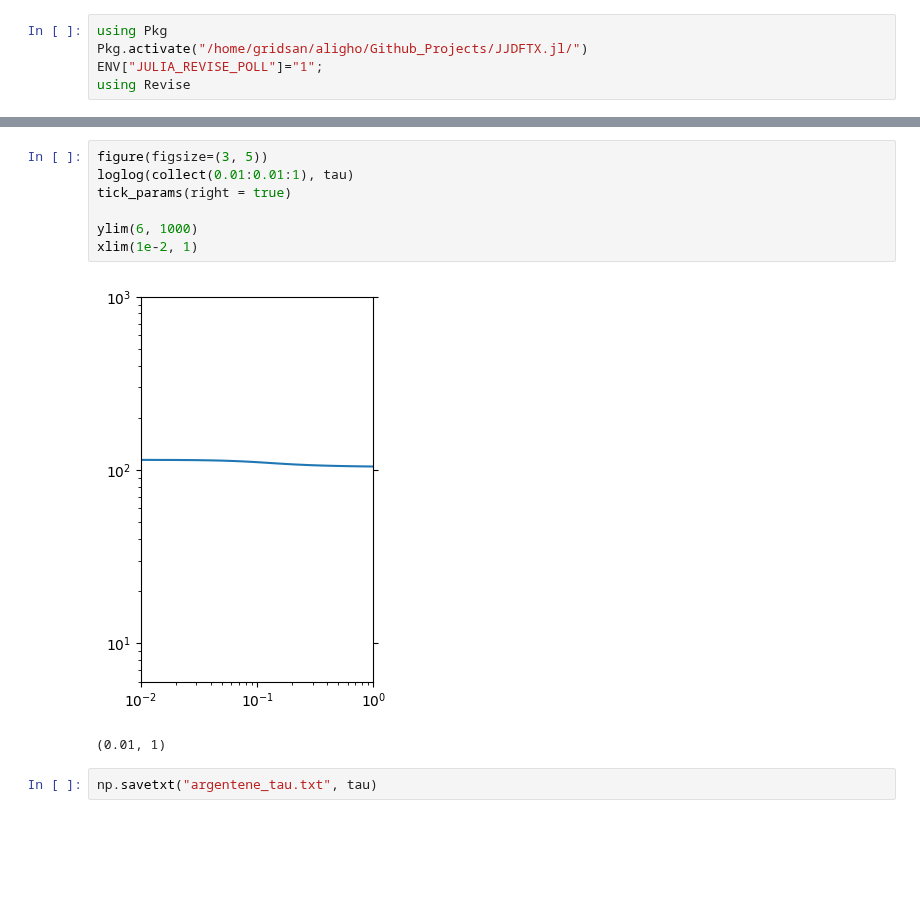
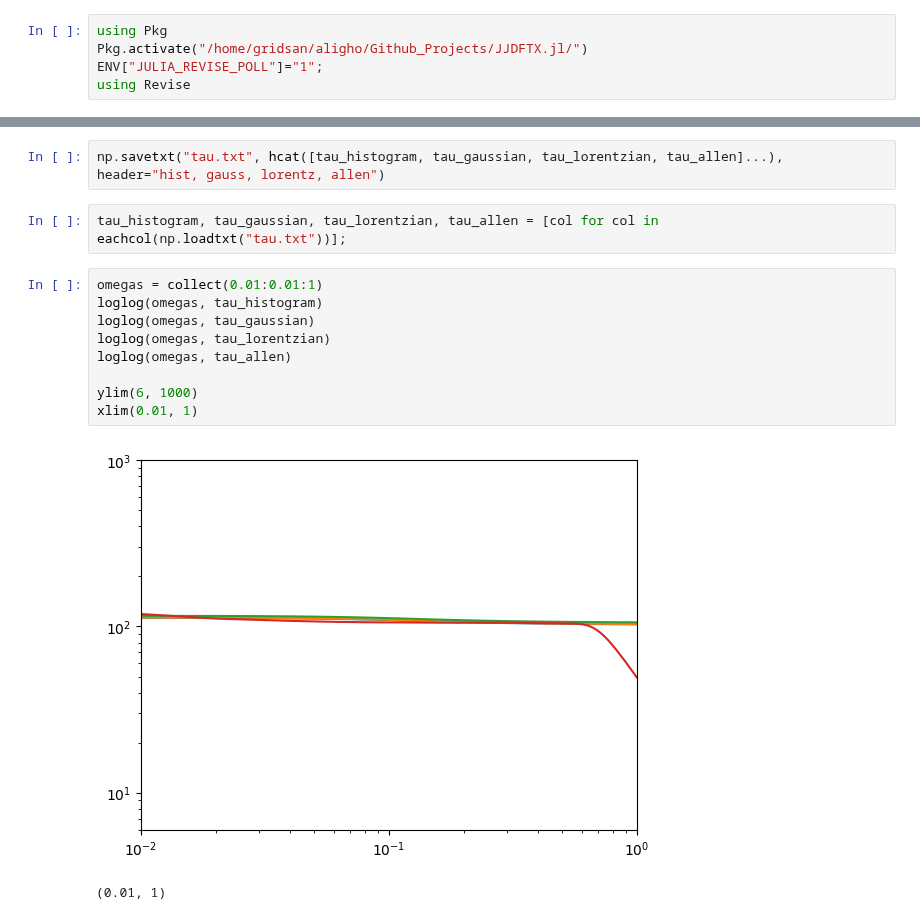
Before and after one commit to AliGhorashiCMT/Plasmons_Paper, a Jupyter notebook: Substitutional_Defects/Argentene/2Dnew/Analyze.ipynb, the cells around one changed output, grey strips where cells are left out. Saved outputs shown, nothing was run; the diff lists cells and outputs as text; blank space fills up the shorter version.

Commit message:
finalized notebook argentene

```diff
--- a/Substitutional_Defects/Argentene/2Dnew/Analyze.ipynb
+++ b/Substitutional_Defects/Argentene/2Dnew/Analyze.ipynb
@@ -74,12 +98,16 @@ Block: 30
+# %%
+np.savetxt("tau.txt", hcat([tau_histogram, tau_gaussian, tau_lorentzian, tau_allen]...), header="hist, gauss, lorentz, allen")
+# %%
+tau_histogram, tau_gaussian, tau_lorentzian, tau_allen = [col for col in eachcol(np.loadtxt("tau.txt"))];
 # %%
-figure(figsize=(3, 5))
-loglog(collect(0.01:0.01:1), tau)
-tick_params(right = true)
+omegas = collect(0.01:0.01:1)
+loglog(omegas, tau_histogram)
+loglog(omegas, tau_gaussian)
+loglog(omegas, tau_lorentzian)
+loglog(omegas, tau_allen)
 
 ylim(6, 1000)
-xlim(1e-2, 1)
+xlim(0.01, 1)
 # %% [output]
-[figure, old version]
+[figure, new version]
 (0.01, 1)
-# %%
-np.savetxt("argentene_tau.txt", tau)
```
Also changed, not shown: parts of 19 cells of this notebook.
